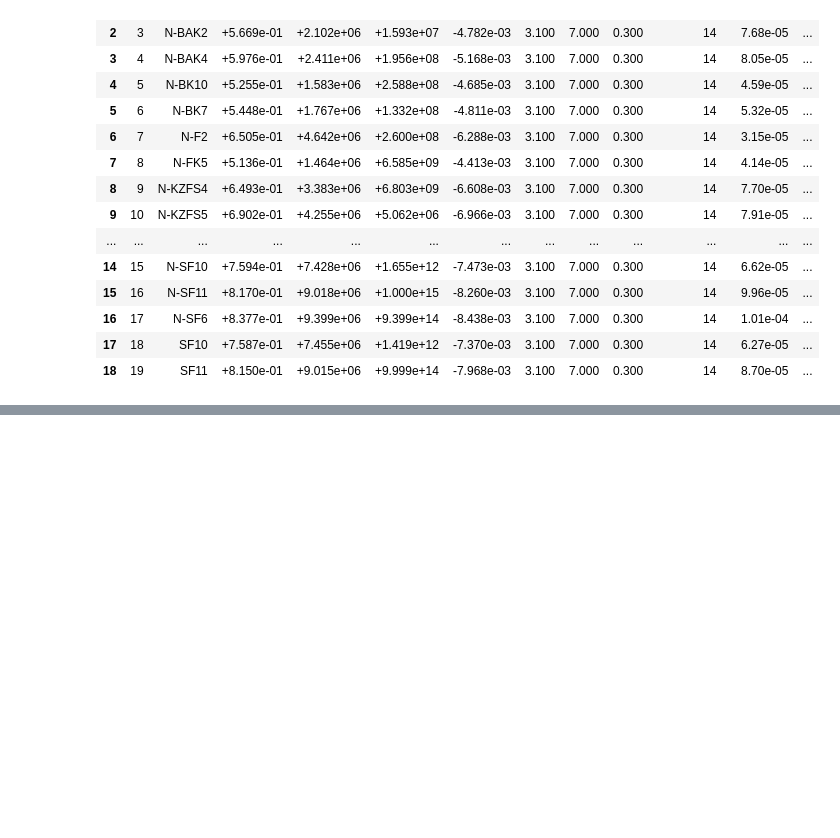
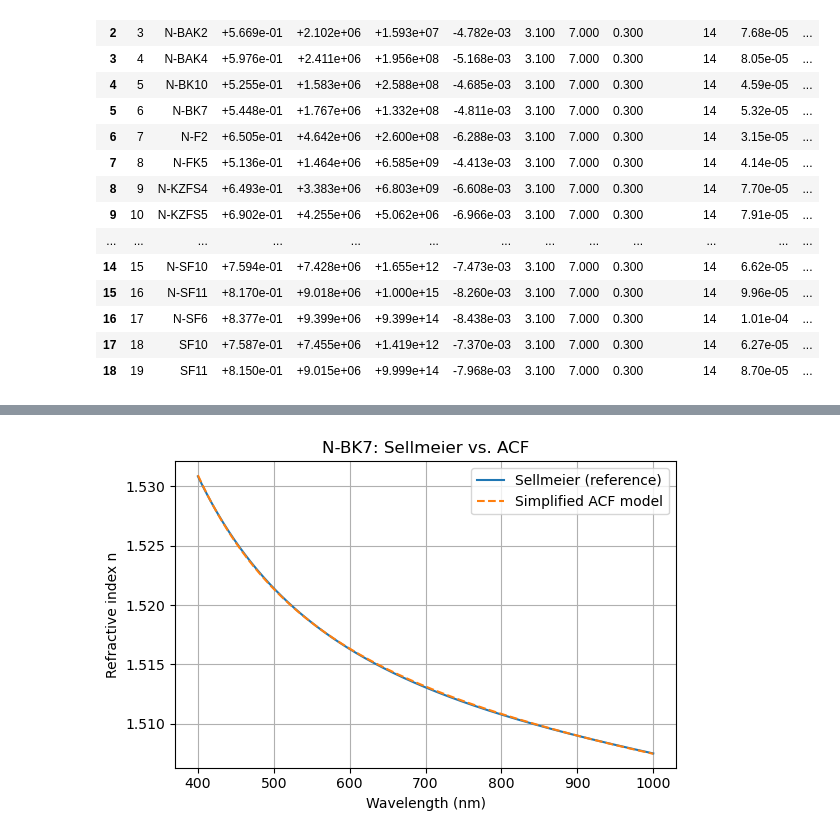
Before and after one commit to Leyangf/AchromatCFW, a Jupyter notebook: notebooks/conrady_fit_validate.ipynb, the cells around one changed output, grey strips where cells are left out. Cells and saved outputs as stored; diff of their text form; code cells hidden in the pictures; blank space fills up the shorter version.

Commit message:
compare with Sellmeier

```diff
--- a/notebooks/conrady_fit_validate.ipynb
+++ b/notebooks/conrady_fit_validate.ipynb
@@ -291,0 +323,38 @@ plt.show()
+# %%
+# -------- choose a glass -------------------------------------------------
+glass = "N-BK7"
+
+# -------- pull coefficients ---------------------------------------------
+row = summary_acf.loc[summary_acf["Glass"] == glass].iloc[0]
+a, b, c, d = row["a"], row["b"], row["c"], row["d"]
+
+p = glass_sellmeier[glass]
+
+# -------- wavelength grid ------------------------------------------------
+lam_nm = np.linspace(400, 1000, 601)
+lam_um = lam_nm / 1000.0
+
+# -------- models ---------------------------------------------------------
+n2_sell = 1 + (
+    p["b1"] * lam_um**2 / (lam_um**2 - p["c1"]) +
+    p["b2"] * lam_um**2 / (lam_um**2 - p["c2"]) +
+    p["b3"] * lam_um**2 / (lam_um**2 - p["c3"])
+)
+n_sell = np.sqrt(n2_sell)
+
+EXP1, EXP2, EXP3 = 3.1, 7.0, 0.3
+n_acf = 1 + a + b / lam_nm**EXP1 + c / lam_nm**EXP2 + d * lam_nm**EXP3
+
+# -------- plot -----------------------------------------------------------
+plt.figure(figsize=(6, 4))
+plt.plot(lam_nm, n_sell, label="Sellmeier (reference)")
+plt.plot(lam_nm, n_acf, linestyle="--", label="Simplified ACF model")
+plt.xlabel("Wavelength (nm)")
+plt.ylabel("Refractive index n")
+plt.title(f"{glass}: Sellmeier vs. ACF")
+plt.legend()
+plt.grid(True)
+plt.tight_layout()
+plt.show()
+# %% [output]
+[figure, added]
```
Also changed, not shown: parts of 6 cells of this notebook, 2 other files.
